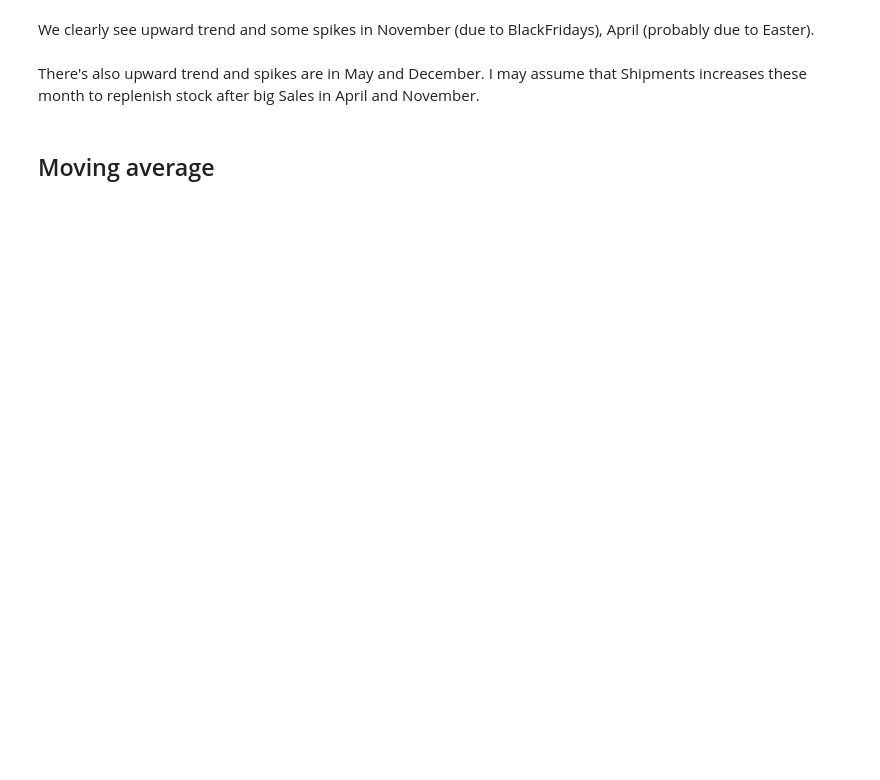
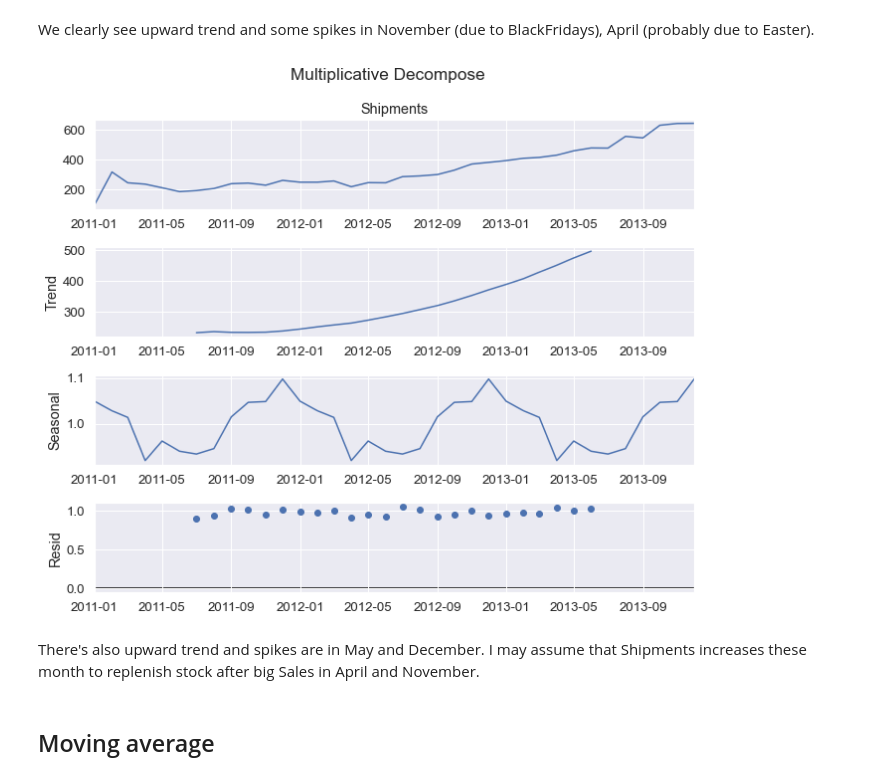
Before and after one commit to Dosann/Time-series-forecast, a Jupyter notebook: shipment_forecast.ipynb, the cells around one changed output. Drawn from its saved outputs; the diff is of its cells as text; code cells hidden in the pictures; blank space fills up the shorter version.

```diff
--- a/shipment_forecast.ipynb
+++ b/shipment_forecast.ipynb
@@ -165,16 +168,14 @@ plt.show()
 # %% [markdown]
 We clearly see upward trend and some spikes in November (due to BlackFridays), April (probably due to Easter).
 # %%
-shipment_decomp_add = seasonal_decompose(shipment_data.Shipments)
 shipment_decomp_mul = seasonal_decompose(shipment_data.Shipments, model='multiplicative')
 plt.rcParams.update({'figure.figsize': (10,8)})
-
-shipment_decomp_add.plot().suptitle('Additive Decompose')
-plt.tight_layout(rect=[0, 0, 0.95, 1])
 
 shipment_decomp_mul.plot().suptitle('Multiplicative Decompose')
 plt.tight_layout(rect=[0, 0, 0.95, 1])
 plt.show()
+# %% [output]
+[figure, added]
 # %% [markdown]
 There's also upward trend and spikes are in May and December. I may assume that Shipments increases these month to replenish stock after big Sales in April and November.
 # %% [markdown]
```
Also changed, not shown: parts of 41 cells of this notebook.
